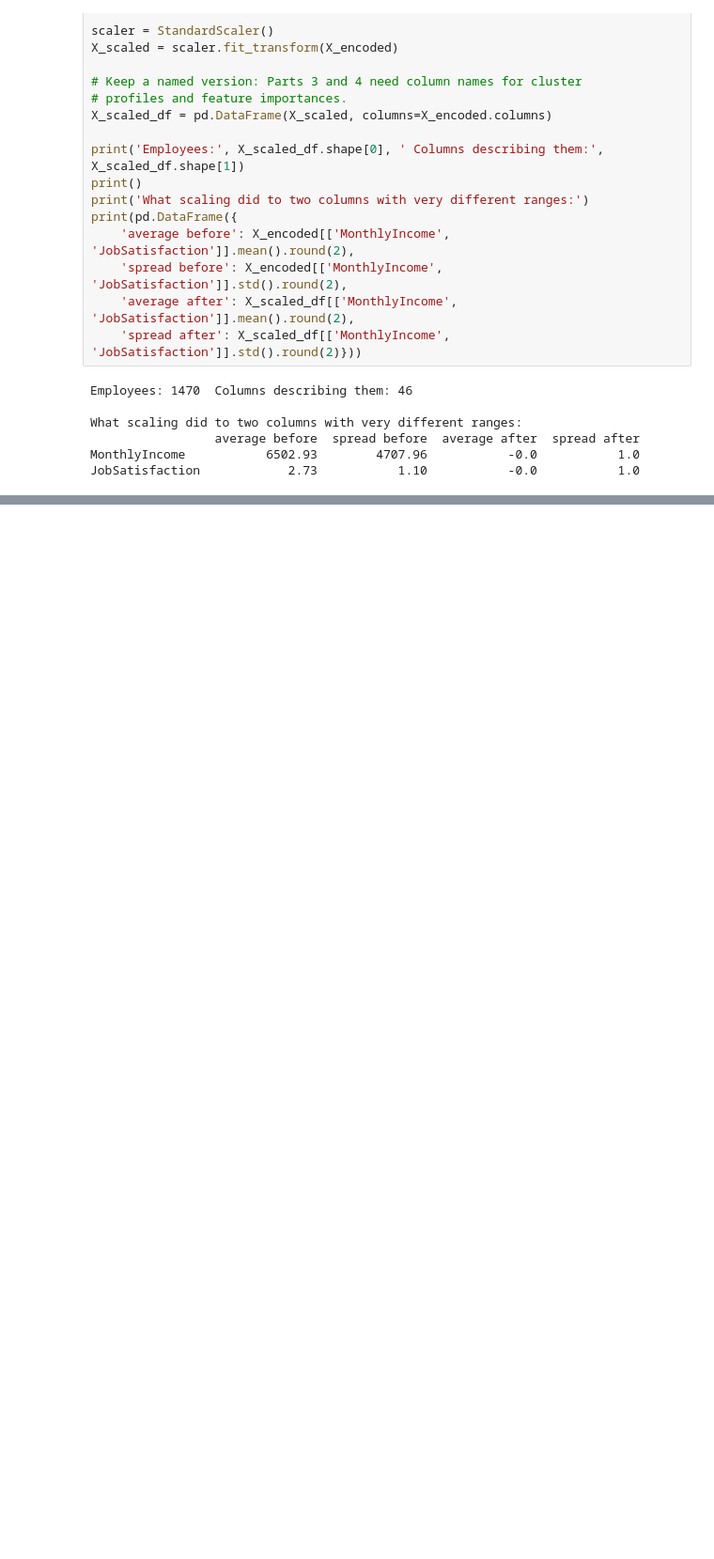
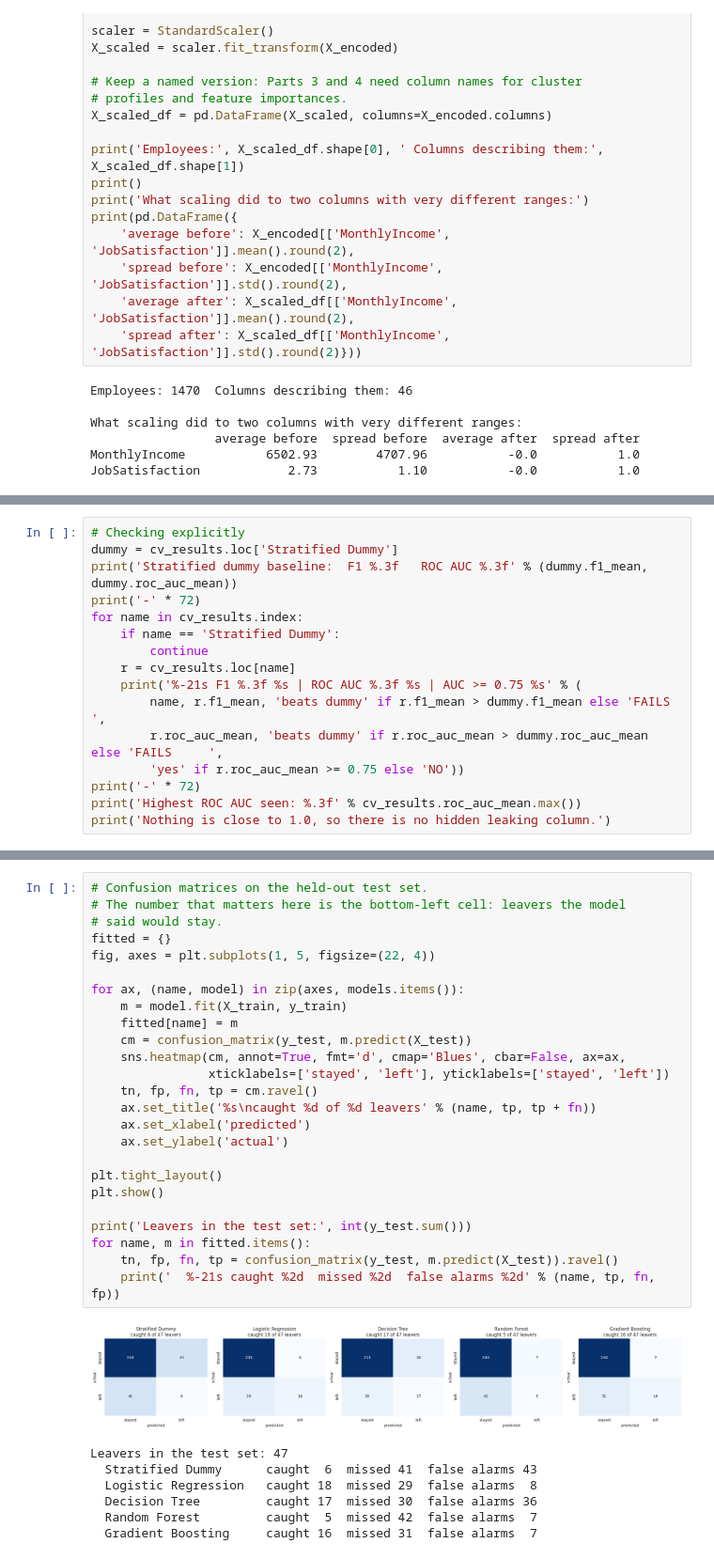
Before and after one commit to Praise-Oluwasikemi/TS-Academy-Group-4-IBM-HR-Analytics-Attrition, a Jupyter notebook: group_04_yourname.ipynb, the cells around one changed output, grey strips where cells are left out. Shown at 94% size. Saved outputs shown, nothing was run; the diff lists cells and outputs as text; blank space fills up the shorter version.

```diff
--- a/group_04_yourname.ipynb
+++ b/group_04_yourname.ipynb
@@ -690,0 +1172,16 @@ and scaled, and is ready for clustering and modelling.
+# %%
+# Checking explicitly
+dummy = cv_results.loc['Stratified Dummy']
+print('Stratified dummy baseline:  F1 %.3f   ROC AUC %.3f' % (dummy.f1_mean, dummy.roc_auc_mean))
+print('-' * 72)
+for name in cv_results.index:
+    if name == 'Stratified Dummy':
+        continue
+    r = cv_results.loc[name]
+    print('%-21s F1 %.3f %s | ROC AUC %.3f %s | AUC >= 0.75 %s' % (
+        name, r.f1_mean, 'beats dummy' if r.f1_mean > dummy.f1_mean else 'FAILS     ',
+        r.roc_auc_mean, 'beats dummy' if r.roc_auc_mean > dummy.roc_auc_mean else 'FAILS     ',
+        'yes' if r.roc_auc_mean >= 0.75 else 'NO'))
+print('-' * 72)
+print('Highest ROC AUC seen: %.3f' % cv_results.roc_auc_mean.max())
+print('Nothing is close to 1.0, so there is no hidden leaking column.')
@@ -690,0 +1242,33 @@ and scaled, and is ready for clustering and modelling.
+# %%
+# Confusion matrices on the held-out test set.
+# The number that matters here is the bottom-left cell: leavers the model
+# said would stay.
+fitted = {}
+fig, axes = plt.subplots(1, 5, figsize=(22, 4))
+
+for ax, (name, model) in zip(axes, models.items()):
+    m = model.fit(X_train, y_train)
+    fitted[name] = m
+    cm = confusion_matrix(y_test, m.predict(X_test))
+    sns.heatmap(cm, annot=True, fmt='d', cmap='Blues', cbar=False, ax=ax,
+                xticklabels=['stayed', 'left'], yticklabels=['stayed', 'left'])
+    tn, fp, fn, tp = cm.ravel()
+    ax.set_title('%s\ncaught %d of %d leavers' % (name, tp, tp + fn))
+    ax.set_xlabel('predicted')
+    ax.set_ylabel('actual')
+
+plt.tight_layout()
+plt.show()
+
+print('Leavers in the test set:', int(y_test.sum()))
+for name, m in fitted.items():
+    tn, fp, fn, tp = confusion_matrix(y_test, m.predict(X_test)).ravel()
+    print('  %-21s caught %2d  missed %2d  false alarms %2d' % (name, tp, fn, fp))
+# %% [output]
+[figure, added]
+Leavers in the test set: 47
+  Stratified Dummy      caught  6  missed 41  false alarms 43
+  Logistic Regression   caught 18  missed 29  false alarms  8
+  Decision Tree         caught 17  missed 30  false alarms 36
+  Random Forest         caught  5  missed 42  false alarms  7
+  Gradient Boosting     caught 16  missed 31  false alarms  7
```
Also changed, not shown: parts of 67 cells of this notebook.
